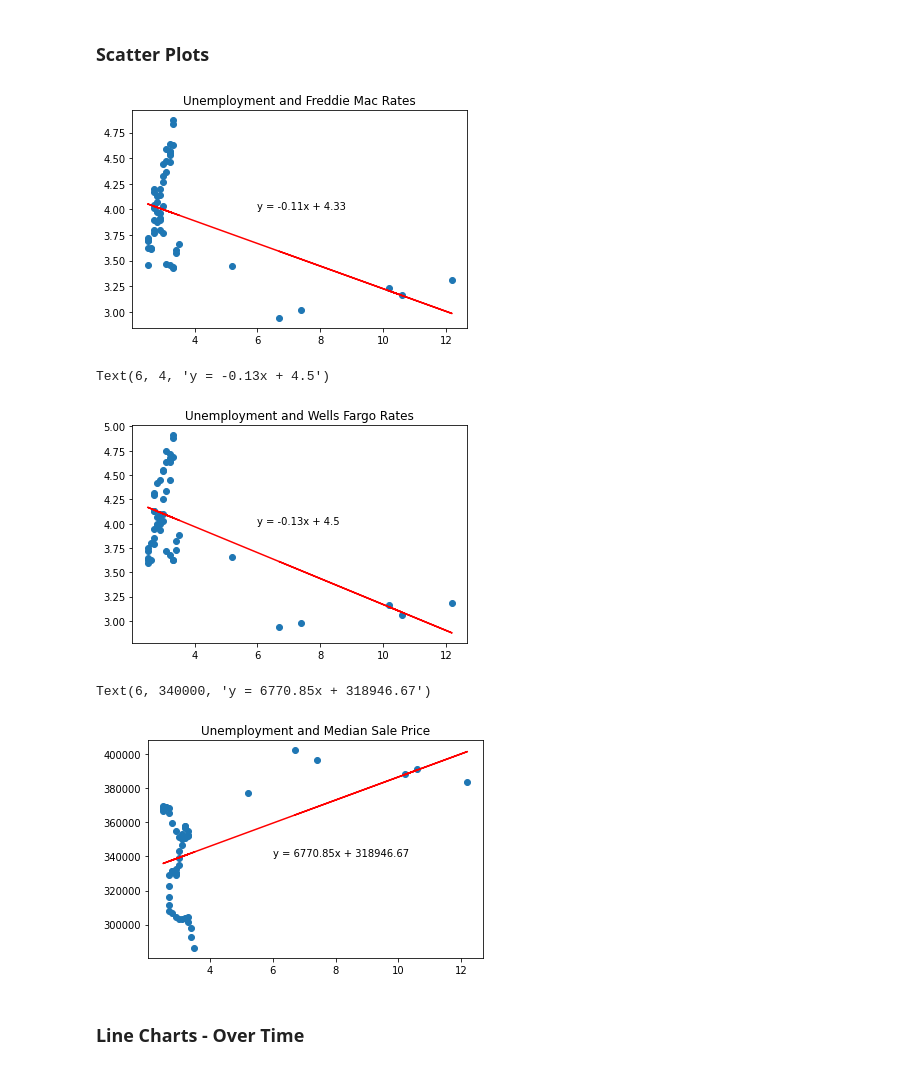
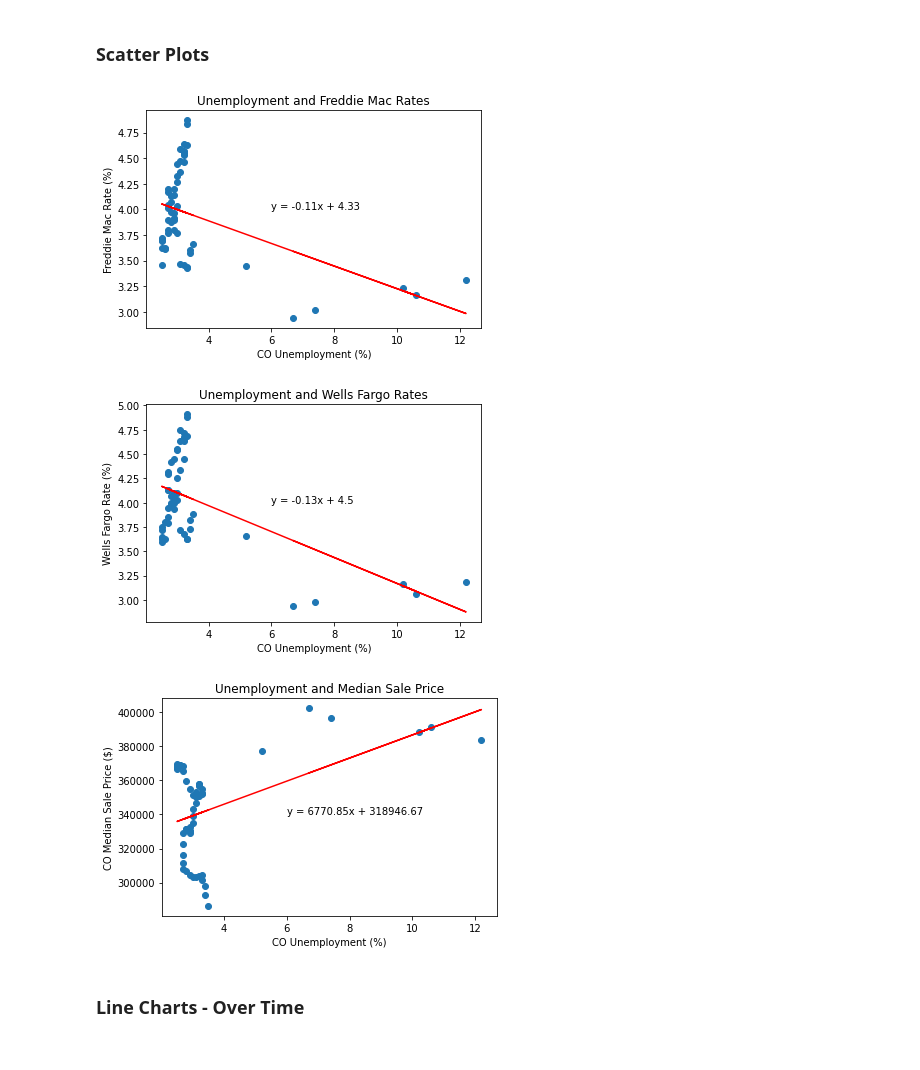
Before and after one commit to binetala/The_Very_Best_Team, a Jupyter notebook: Cole/median_sale_price_analyses.ipynb, the cells around one changed output. Cells and saved outputs as stored; diff of their text form; code cells hidden in the pictures.

```diff
--- a/Cole/median_sale_price_analyses.ipynb
+++ b/Cole/median_sale_price_analyses.ipynb
@@ -158,21 +164,24 @@ Correlation between Unemployment Rate and Median Sale Price: 0.4756632334532904.
 # %%
 # Formula
 (slope, intercept, rvalue, pvalue, stderr) = linregress(analysis_unemp, analysis_fmr)
 fmr_regress_values = analysis_unemp * slope + intercept
 
 # Line Equation
 fmr_line_eq = "y = " + str(round(slope,2)) + "x + " + str(round(intercept,2))
 
 # Plot
 plt.scatter(analysis_unemp, analysis_fmr)
 plt.plot(analysis_unemp, fmr_regress_values, "r-")
 plt.title("Unemployment and Freddie Mac Rates")
+plt.xlabel("CO Unemployment (%)")
+plt.ylabel("Freddie Mac Rate (%)")
 plt.annotate(fmr_line_eq, (6, 4))
 
 # Line Equation
 fmr_line_eq = "y = " + str(round(slope,2)) + "x + " + str(round(intercept,2))
+plt.savefig("images/cor_fmr_unemp.jpeg")
 # %% [output]
-[figure, old version]
+[figure, new version]
 # %%
 (slope, intercept, rvalue, pvalue, stderr) = linregress(analysis_unemp, analysis_wf)
 wf_regress_values = analysis_unemp * slope + intercept
@@ -183,10 +192,12 @@ wf_line_eq = "y = " + str(round(slope,2)) + "x + " + str(round(intercept,2))
 plt.scatter(analysis_unemp, analysis_wf)
 plt.plot(analysis_unemp, wf_regress_values, "r-")
 plt.title("Unemployment and Wells Fargo Rates")
+plt.xlabel("CO Unemployment (%)")
+plt.ylabel("Wells Fargo Rate (%)")
 plt.annotate(wf_line_eq, (6, 4))
+plt.savefig("images/cor_wf_unemp.jpeg")
 # %% [output]
-Text(6, 4, 'y = -0.13x + 4.5')
-[figure, old version]
+[figure, new version]
 # %%
 (slope, intercept, rvalue, pvalue, stderr) = linregress(analysis_unemp, analysis_msp)
 msp_regress_values = analysis_unemp * slope + intercept
@@ -196,11 +207,13 @@ msp_line_eq = "y = " + str(round(slope,2)) + "x + " + str(round(intercept,2))
 
 plt.scatter(analysis_unemp, analysis_msp)
 plt.plot(analysis_unemp, msp_regress_values, "r-")
+plt.xlabel("CO Unemployment (%)")
+plt.ylabel("CO Median Sale Price ($)")
 plt.title("Unemployment and Median Sale Price")
 plt.annotate(msp_line_eq, (6, 340000))
+plt.savefig("images/cor_msp_unemp.jpeg")
 # %% [output]
-Text(6, 340000, 'y = 6770.85x + 318946.67')
-[figure, old version]
+[figure, new version]
 # %% [markdown]
 ### Line Charts - Over Time
 # %%
```
Also changed, not shown: parts of 6 cells of this notebook, 6 other files.
